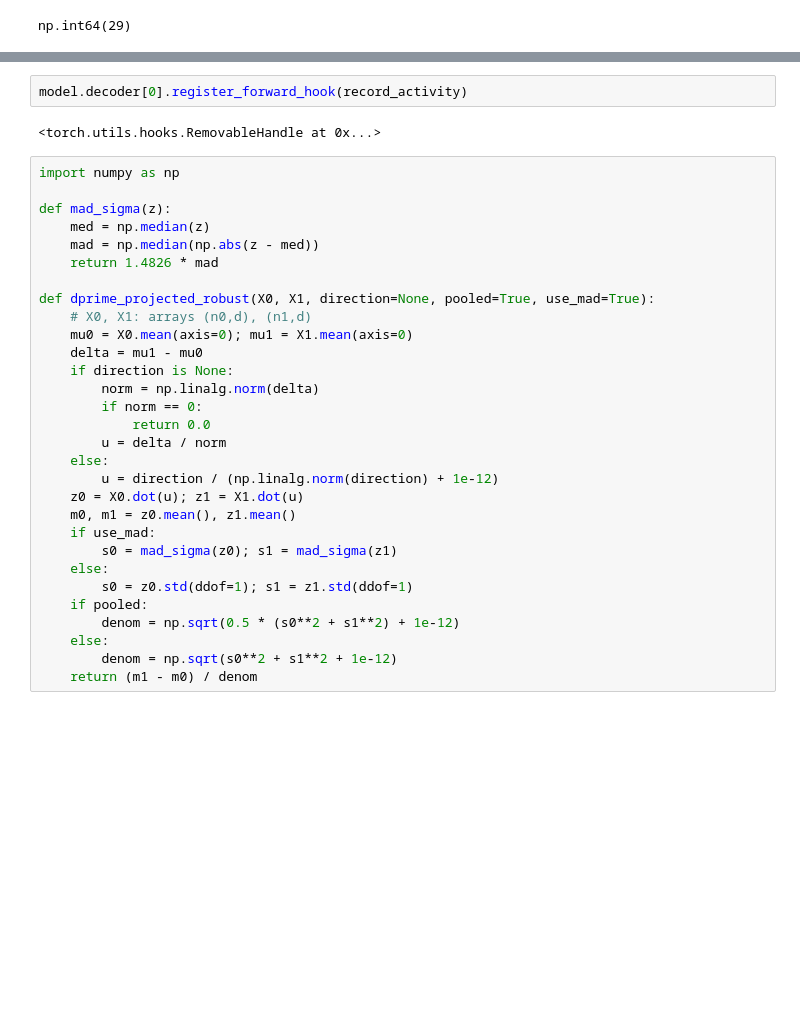
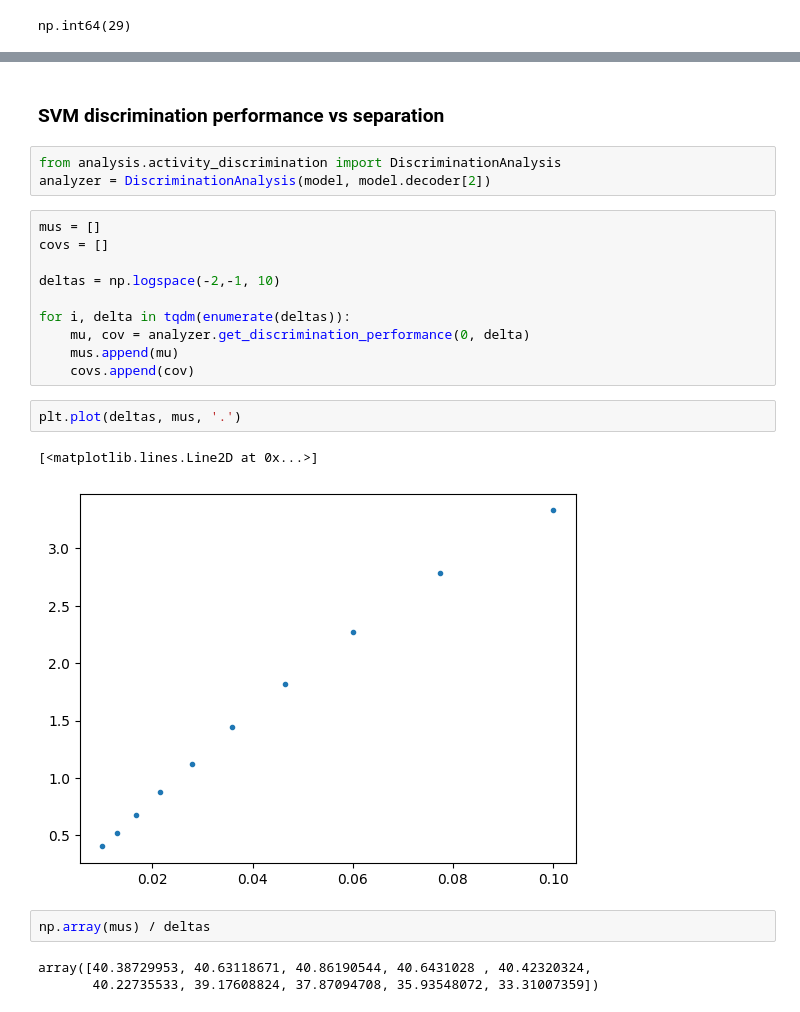
Before and after one commit to lrast/angleFinetuning, a Jupyter notebook: notebooks/0.0-NotesFromInitial.ipynb, the cells around one changed output, grey strips where cells are left out. Drawn from its saved outputs; the diff is of its cells as text; blank space fills up the shorter version.

```diff
--- a/notebooks/0.0-NotesFromInitial.ipynb
+++ b/notebooks/0.0-NotesFromInitial.ipynb
@@ -256,34 +183,25 @@ def record_activity(module, input, output):
-# %%
-model.decoder[0].register_forward_hook(record_activity)
-# %% [output]
-<torch.utils.hooks.RemovableHandle at 0x...>
-# %%
-import numpy as np
-
-def mad_sigma(z):
-    med = np.median(z)
-    mad = np.median(np.abs(z - med))
-    return 1.4826 * mad
-
-def dprime_projected_robust(X0, X1, direction=None, pooled=True, use_mad=True):
-    # X0, X1: arrays (n0,d), (n1,d)
-    mu0 = X0.mean(axis=0); mu1 = X1.mean(axis=0)
-    delta = mu1 - mu0
-    if direction is None:
-        norm = np.linalg.norm(delta)
-        if norm == 0:
-            return 0.0
-        u = delta / norm
-    else:
-        u = direction / (np.linalg.norm(direction) + 1e-12)
-    z0 = X0.dot(u); z1 = X1.dot(u)
-    m0, m1 = z0.mean(), z1.mean()
-    if use_mad:
-        s0 = mad_sigma(z0); s1 = mad_sigma(z1)
-    else:
-        s0 = z0.std(ddof=1); s1 = z1.std(ddof=1)
-    if pooled:
-        denom = np.sqrt(0.5 * (s0**2 + s1**2) + 1e-12)
-    else:
-        denom = np.sqrt(s0**2 + s1**2 + 1e-12)
-    return (m1 - m0) / denom
+# %% [markdown]
+### SVM discrimination performance vs separation
+# %%
+from analysis.activity_discrimination import DiscriminationAnalysis
+analyzer = DiscriminationAnalysis(model, model.decoder[2])
+# %%
+mus = []
+covs = []
+
+deltas = np.logspace(-2,-1, 10)
+
+for i, delta in tqdm(enumerate(deltas)):
+    mu, cov = analyzer.get_discrimination_performance(0, delta)
+    mus.append(mu)
+    covs.append(cov)
+# %%
+plt.plot(deltas, mus, '.')
+# %% [output]
+[<matplotlib.lines.Line2D at 0x...>]
+[figure, added]
+# %%
+np.array(mus) / deltas
+# %% [output]
+array([40.38729953, 40.63118671, 40.86190544, 40.6431028 , 40.42320324,
+       40.22735533, 39.17608824, 37.87094708, 35.93548072, 33.31007359])
```
Also changed, not shown: parts of 81 cells of this notebook, 5 other files.
